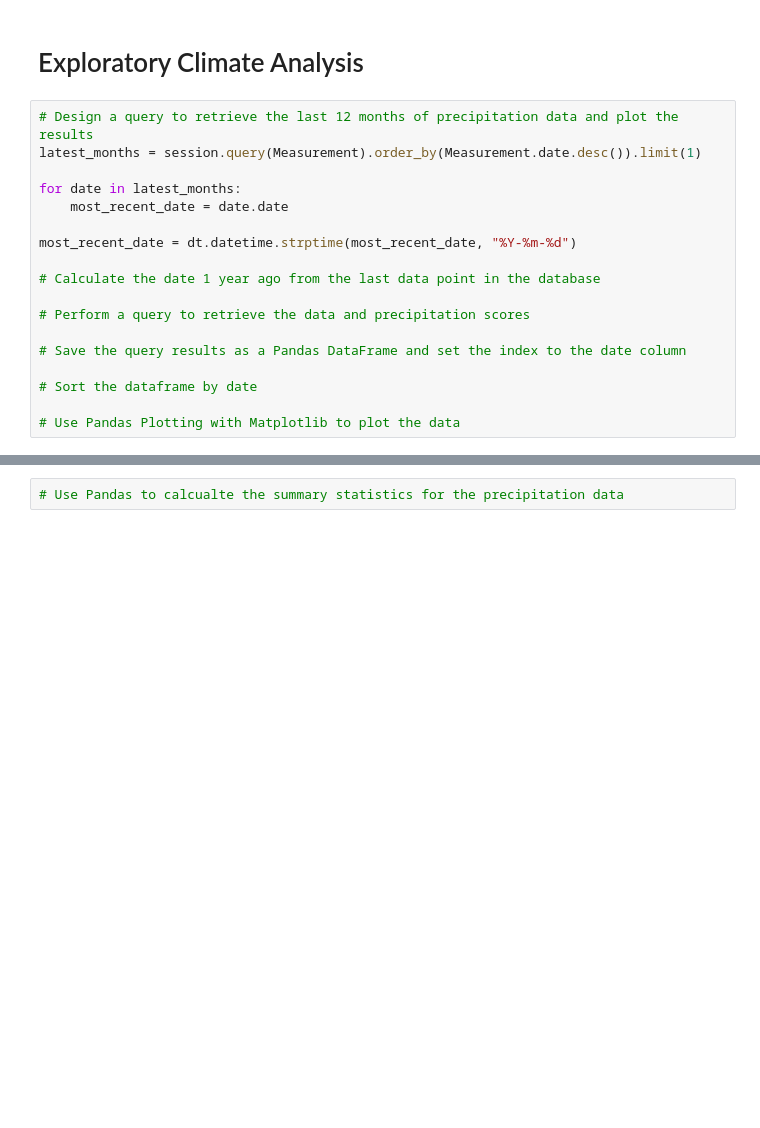
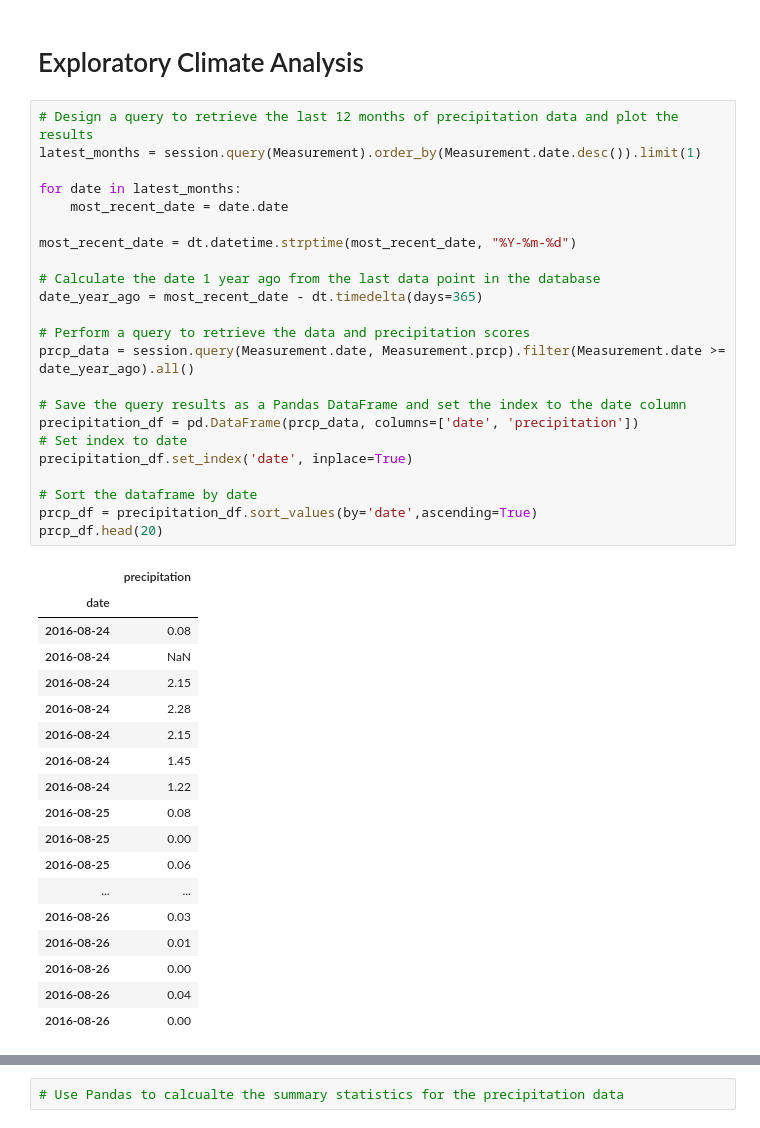
Before and after one commit to iCode13/sqlalchemy-challenge, a Jupyter notebook: climate_analysis.ipynb, the cells around one changed output, grey strips where cells are left out. Saved outputs shown, nothing was run; the diff lists cells and outputs as text; blank space fills up the shorter version.

```diff
--- a/climate_analysis.ipynb
+++ b/climate_analysis.ipynb
@@ -46,18 +46,42 @@ session = Session(engine)
 # %%
 # Design a query to retrieve the last 12 months of precipitation data and plot the results
 latest_months = session.query(Measurement).order_by(Measurement.date.desc()).limit(1)
 
 for date in latest_months:
     most_recent_date = date.date
 
 most_recent_date = dt.datetime.strptime(most_recent_date, "%Y-%m-%d")
 
 # Calculate the date 1 year ago from the last data point in the database
+date_year_ago = most_recent_date - dt.timedelta(days=365)
 
 # Perform a query to retrieve the data and precipitation scores
+prcp_data = session.query(Measurement.date, Measurement.prcp).filter(Measurement.date >= date_year_ago).all()
 
 # Save the query results as a Pandas DataFrame and set the index to the date column
+precipitation_df = pd.DataFrame(prcp_data, columns=['date', 'precipitation'])
+# Set index to date
+precipitation_df.set_index('date', inplace=True)
 
 # Sort the dataframe by date
-
-# Use Pandas Plotting with Matplotlib to plot the data
+prcp_df = precipitation_df.sort_values(by='date',ascending=True)
+prcp_df.head(20)
+# %% [output]
+|  | precipitation |
+| date |  |
+| 2016-08-24 | 0.08 |
+| 2016-08-24 | NaN |
+| 2016-08-24 | 2.15 |
+| 2016-08-24 | 2.28 |
+| 2016-08-24 | 2.15 |
+| 2016-08-24 | 1.45 |
+| 2016-08-24 | 1.22 |
+| 2016-08-25 | 0.08 |
+| 2016-08-25 | 0.00 |
+| 2016-08-25 | 0.06 |
+| ... | ... |
+| 2016-08-26 | 0.03 |
+| 2016-08-26 | 0.01 |
+| 2016-08-26 | 0.00 |
+| 2016-08-26 | 0.04 |
+| 2016-08-26 | 0.00 |
```
Also changed, not shown: parts of 3 cells of this notebook, 1 other file.
